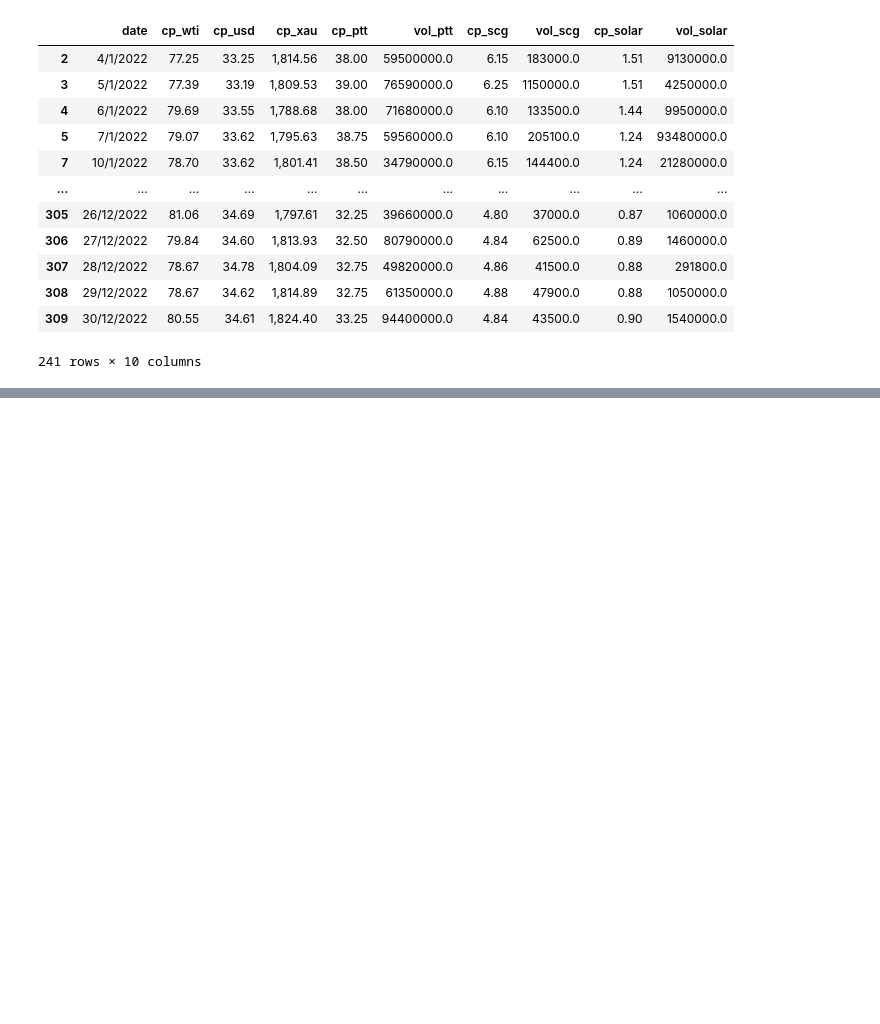
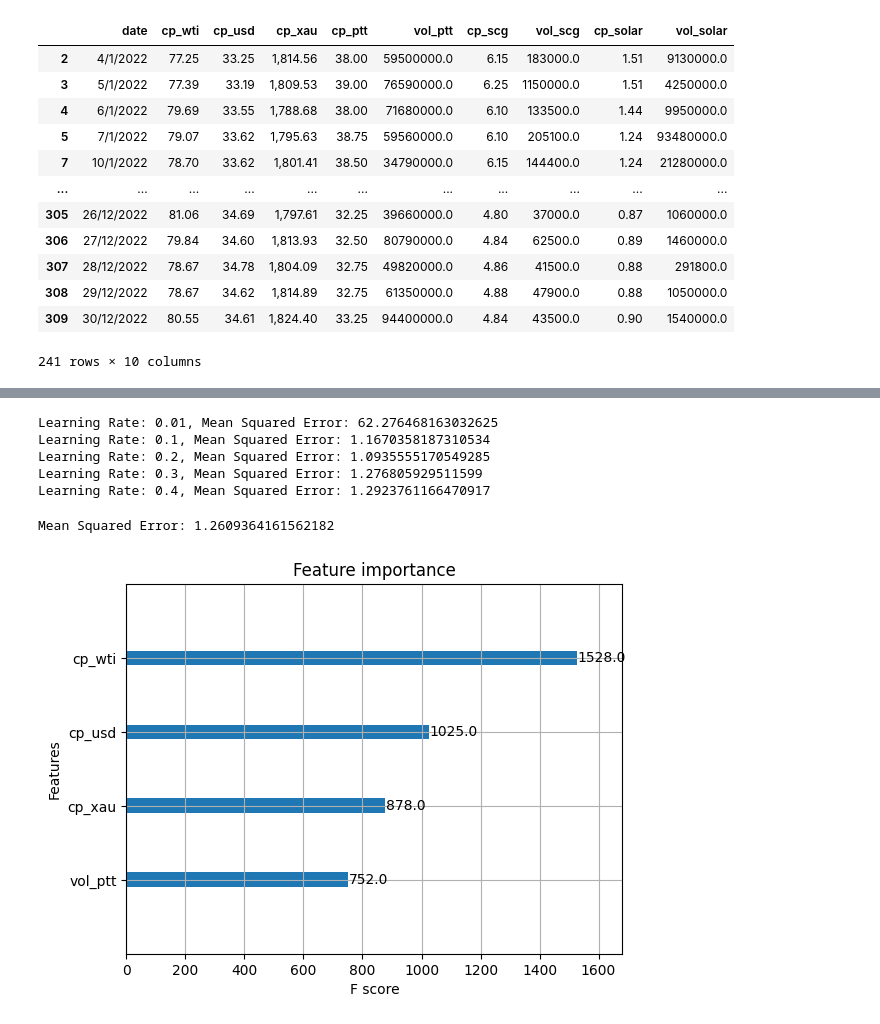
Before and after one commit to SAPUII/Project, a Jupyter notebook: Model.ipynb, the cells around one changed output, grey strips where cells are left out. Cells and saved outputs as stored; diff of their text form; code cells hidden in the pictures; blank space fills up the shorter version.

Commit message:
XGBoost(ยังไม่ได้แปลงค่าเงิน)

```diff
--- a/Model.ipynb
+++ b/Model.ipynb
@@ -521,3 +521,5 @@ all_data
 | 308 | 29/12/2022 | 78.67 | 34.62 | 1,814.89 | 32.75 | 61350000.0 | 4.88 | 47900.0 | 0.88 | 1050000.0 |
 | 309 | 30/12/2022 | 80.55 | 34.61 | 1,824.40 | 33.25 | 94400000.0 | 4.84 | 43500.0 | 0.90 | 1540000.0 |
 241 rows × 10 columns
+# %%
+all_data['cp_xau'] = all_data['cp_xau'].str.replace(',', '').astype(float)
@@ -523,0 +532,2 @@ all_data
+# %%
+all_data['date'] = all_data['date'].str.replace('/', '-')
@@ -526,0 +606,52 @@ all_data.to_csv('Project_data.csv', index=False)
+# %%
+# Define a list of learning rates to test
+learning_rates = [0.01, 0.1, 0.2, 0.3, 0.4]  # Adjust the values as needed
+
+# Try different learning rates and evaluate model performance
+for learning_rate in learning_rates:
+    model = xgb.XGBRegressor(
+        n_estimators=150,  # You can adjust other parameters here
+        max_depth=9,
+        learning_rate=learning_rate,
+        objective='reg:squarederror'
+    )
+    model.fit(X_train, y_train)
+    y_pred = model.predict(X_test)
+    mse = mean_squared_error(y_test, y_pred)
+    print(f"Learning Rate: {learning_rate}, Mean Squared Error: {mse}")
+# %% [output]
+Learning Rate: 0.01, Mean Squared Error: 62.276468163032625
+Learning Rate: 0.1, Mean Squared Error: 1.1670358187310534
+Learning Rate: 0.2, Mean Squared Error: 1.0935555170549285
+Learning Rate: 0.3, Mean Squared Error: 1.276805929511599
+Learning Rate: 0.4, Mean Squared Error: 1.2923761166470917
+# %%
+X = all_data[['cp_wti',	'cp_usd','cp_xau','vol_ptt']]  # Replace with your independent variables
+y = all_data['cp_ptt']  # Replace with your target variable
+
+# Split the data into training and testing sets
+X_train, X_test, y_train, y_test = train_test_split(X, y, test_size=0.2, random_state=42)
+
+# Create and train the XGBoost model
+model = xgb.XGBRegressor(
+    n_estimators=150,
+    max_depth=9,
+    learning_rate=0.2,
+    objective='reg:squarederror'
+)
+
+model.fit(X_train, y_train)
+
+# Test the model
+y_pred = model.predict(X_test)
+
+# Evaluate the model
+mse = mean_squared_error(y_test, y_pred)
+print(f"Mean Squared Error: {mse}")
+
+# Feature importance analysis (optional)
+plot_importance(model)
+plt.show()
+# %% [output]
+Mean Squared Error: 1.2609364161562182
+[figure, added]
```
Also changed, not shown: parts of 22 cells of this notebook.
